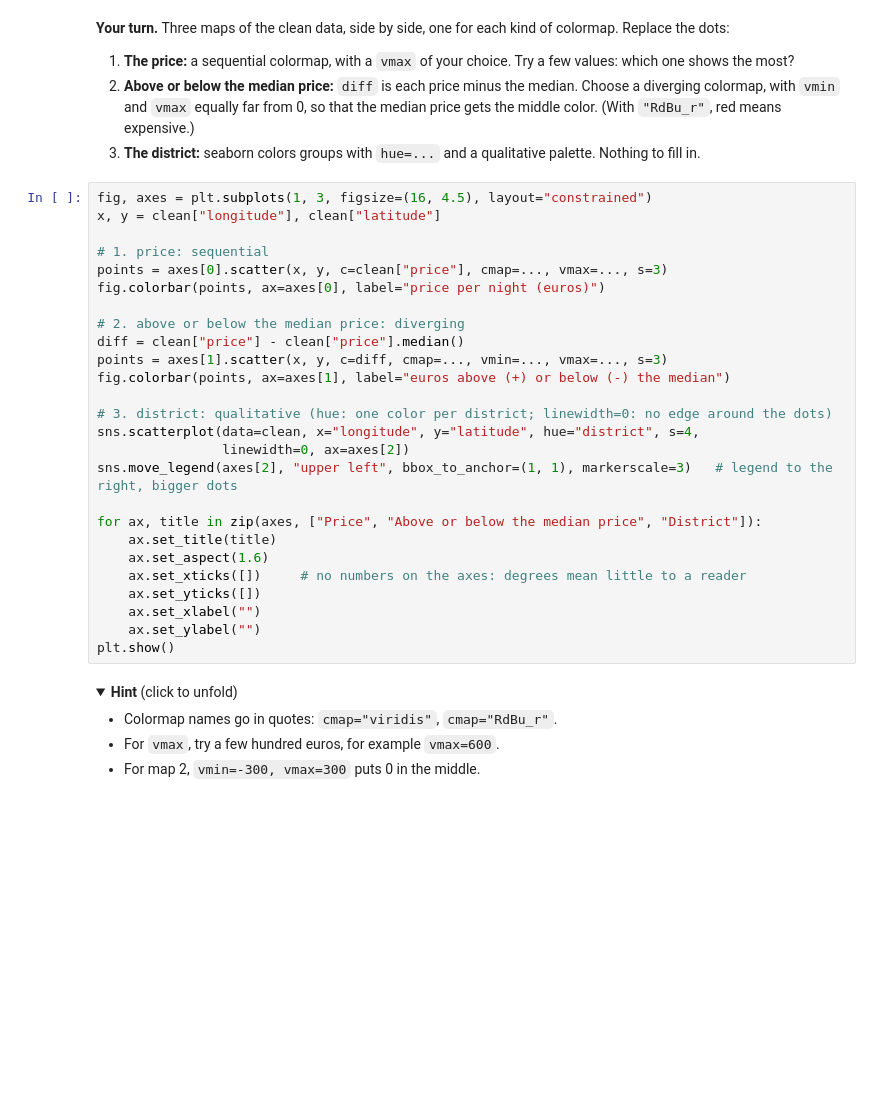
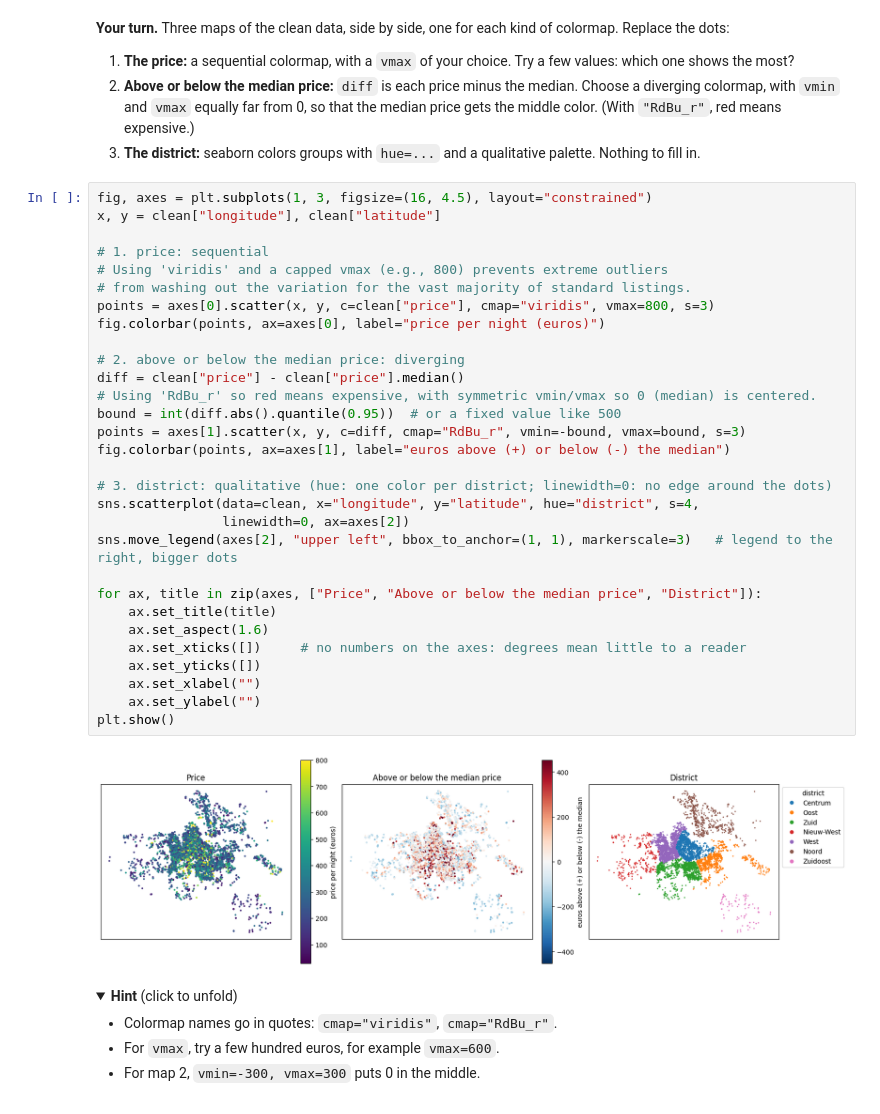
Before and after one commit to ZhangPeiLin2004/Machine_Learning, a Jupyter notebook: lab01.ipynb, the cells around one changed output. Drawn from its saved outputs; the diff is of its cells as text; folded sections open; blank space fills up the shorter version.

```diff
--- a/lab01.ipynb
+++ b/lab01.ipynb
@@ -468,29 +481,35 @@ clean["district"].value_counts()
 # %%
 fig, axes = plt.subplots(1, 3, figsize=(16, 4.5), layout="constrained")
 x, y = clean["longitude"], clean["latitude"]
 
 # 1. price: sequential
-points = axes[0].scatter(x, y, c=clean["price"], cmap=..., vmax=..., s=3)
+# Using 'viridis' and a capped vmax (e.g., 800) prevents extreme outliers
+# from washing out the variation for the vast majority of standard listings.
+points = axes[0].scatter(x, y, c=clean["price"], cmap="viridis", vmax=800, s=3)
 fig.colorbar(points, ax=axes[0], label="price per night (euros)")
 
 # 2. above or below the median price: diverging
 diff = clean["price"] - clean["price"].median()
-points = axes[1].scatter(x, y, c=diff, cmap=..., vmin=..., vmax=..., s=3)
+# Using 'RdBu_r' so red means expensive, with symmetric vmin/vmax so 0 (median) is centered.
+bound = int(diff.abs().quantile(0.95))  # or a fixed value like 500
+points = axes[1].scatter(x, y, c=diff, cmap="RdBu_r", vmin=-bound, vmax=bound, s=3)
 fig.colorbar(points, ax=axes[1], label="euros above (+) or below (-) the median")
 
 # 3. district: qualitative (hue: one color per district; linewidth=0: no edge around the dots)
 sns.scatterplot(data=clean, x="longitude", y="latitude", hue="district", s=4,
                 linewidth=0, ax=axes[2])
 sns.move_legend(axes[2], "upper left", bbox_to_anchor=(1, 1), markerscale=3)   # legend to the right, bigger dots
 
 for ax, title in zip(axes, ["Price", "Above or below the median price", "District"]):
     ax.set_title(title)
     ax.set_aspect(1.6)
     ax.set_xticks([])     # no numbers on the axes: degrees mean little to a reader
     ax.set_yticks([])
     ax.set_xlabel("")
     ax.set_ylabel("")
 plt.show()
+# %% [output]
+[figure, added]
 # %% [markdown]
 <details><summary><b>Hint</b> (click to unfold)</summary>
 
```
Also changed, not shown: parts of 3 cells of this notebook.
